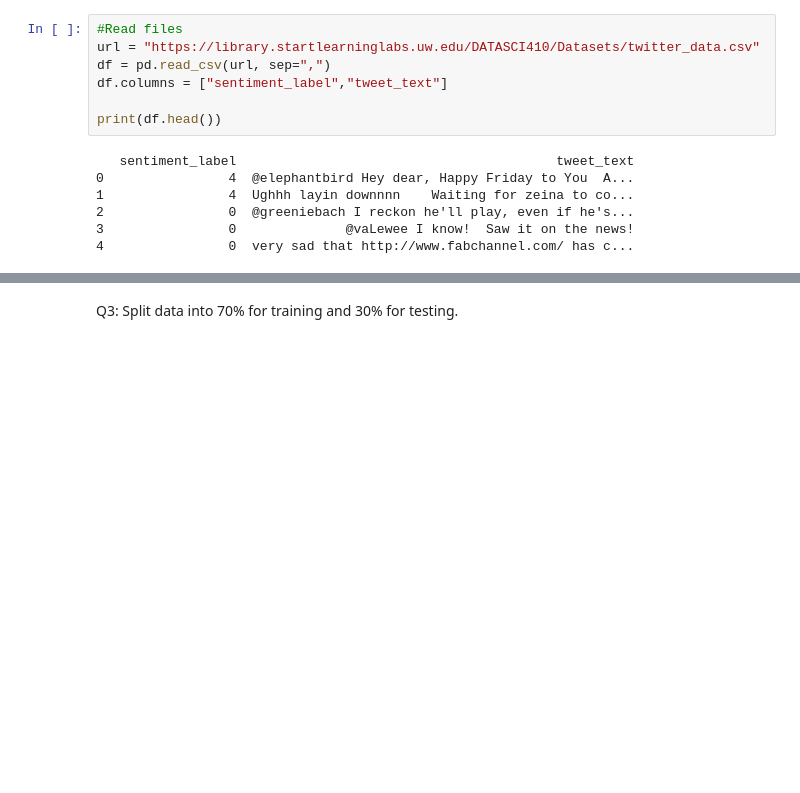
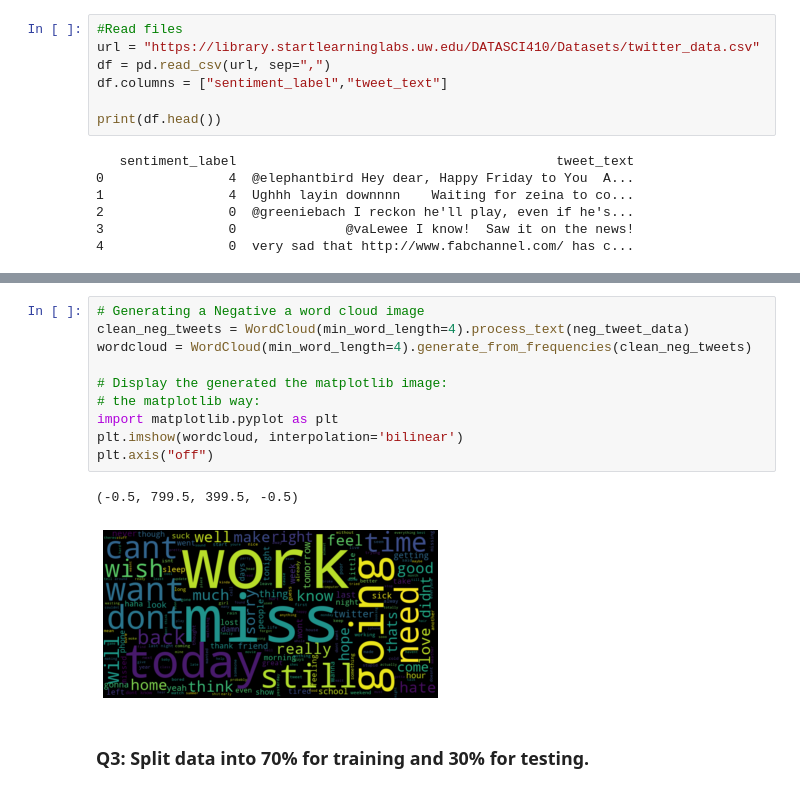
Before and after one commit to anajaved/UW_Data_Science_Cert, a Jupyter notebook: AnaJaved-L10-SentimentAnalysis.ipynb, the cells around one changed output, grey strips where cells are left out. Cells and saved outputs as stored; diff of their text form; blank space fills up the shorter version.

```diff
--- a/AnaJaved-L10-SentimentAnalysis.ipynb
+++ b/AnaJaved-L10-SentimentAnalysis.ipynb
@@ -37,2 +163,15 @@ Q2: Generate word cloud for negative sentiment.
+# %%
+# Generating a Negative a word cloud image
+clean_neg_tweets = WordCloud(min_word_length=4).process_text(neg_tweet_data)
+wordcloud = WordCloud(min_word_length=4).generate_from_frequencies(clean_neg_tweets)
+
+# Display the generated the matplotlib image:
+# the matplotlib way:
+import matplotlib.pyplot as plt
+plt.imshow(wordcloud, interpolation='bilinear')
+plt.axis("off")
+# %% [output]
+(-0.5, 799.5, 399.5, -0.5)
+[figure, added]
 # %% [markdown]
-Q3: Split data into 70% for training and 30% for testing.
+### Q3: Split data into 70% for training and 30% for testing.
```
Also changed, not shown: parts of 22 cells of this notebook.
